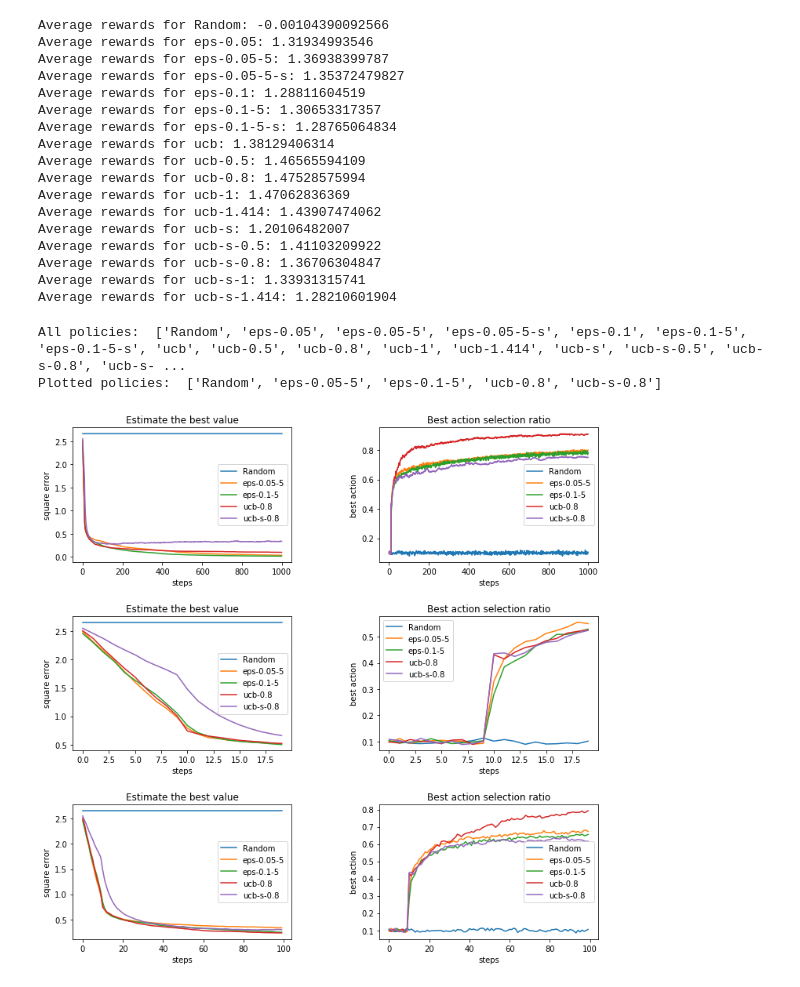
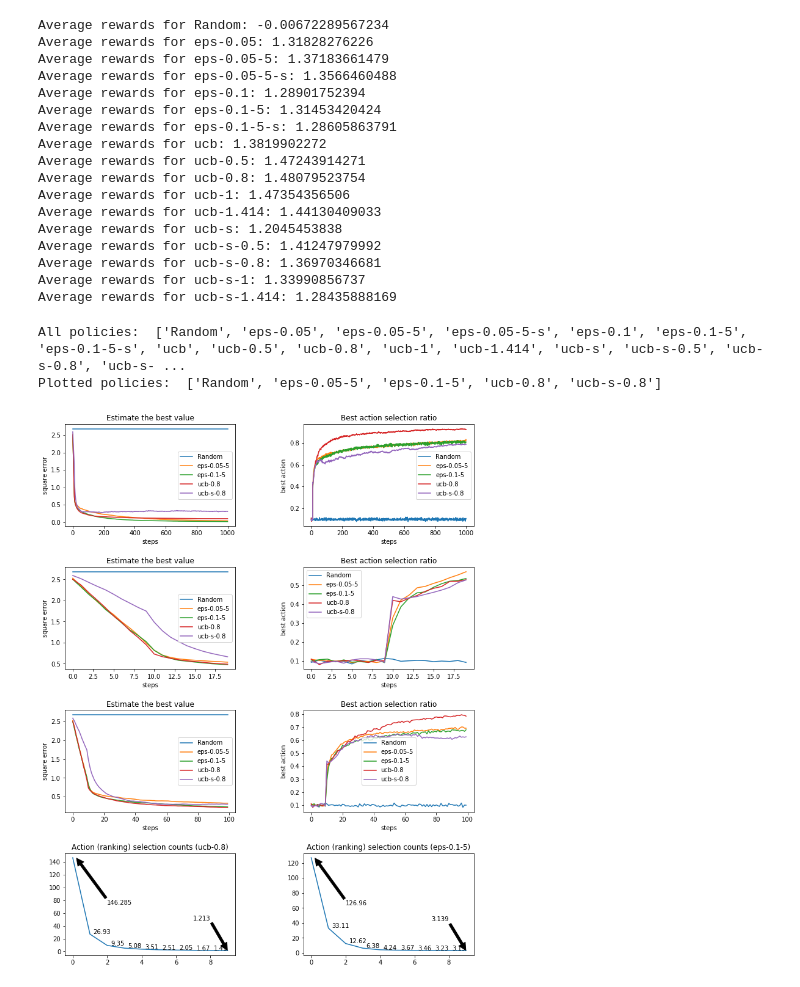
Before and after one commit to xiejw/games, a Jupyter notebook: k_armed_bandit/py/bandit.ipynb, the cells around one changed output. Cells and saved outputs as stored; diff of their text form; code cells hidden in the pictures.

Commit message:
Add histgram graph for action selection counts.

```diff
--- a/k_armed_bandit/py/bandit.ipynb
+++ b/k_armed_bandit/py/bandit.ipynb
@@ -31,6 +31,8 @@ num_problems = kvs.pop('total-problems')
 print "Number of problems ", num_problems
 num_steps = kvs.pop('total-steps')
 print "Number of steps ", num_steps
+num_arms = int(kvs.pop('num-arms'))
+print "Number of arms ", num_arms
 # %% [output]
 Number of problems  2000.0
 Number of steps  1000.0
@@ -49,23 +52,23 @@ for key in kvs_keys:
         policy_names.append(policy_name)
         print "Average rewards for %s: %s" % (policy_name, average_reward)
 # %% [output]
-Average rewards for Random: -0.00104390092566
-Average rewards for eps-0.05: 1.31934993546
-Average rewards for eps-0.05-5: 1.36938399787
-Average rewards for eps-0.05-5-s: 1.35372479827
-Average rewards for eps-0.1: 1.28811604519
-Average rewards for eps-0.1-5: 1.30653317357
-Average rewards for eps-0.1-5-s: 1.28765064834
-Average rewards for ucb: 1.38129406314
-Average rewards for ucb-0.5: 1.46565594109
-Average rewards for ucb-0.8: 1.47528575994
-Average rewards for ucb-1: 1.47062836369
-Average rewards for ucb-1.414: 1.43907474062
-Average rewards for ucb-s: 1.20106482007
-Average rewards for ucb-s-0.5: 1.41103209922
-Average rewards for ucb-s-0.8: 1.36706304847
-Average rewards for ucb-s-1: 1.33931315741
-Average rewards for ucb-s-1.414: 1.28210601904
+Average rewards for Random: -0.00672289567234
+Average rewards for eps-0.05: 1.31828276226
+Average rewards for eps-0.05-5: 1.37183661479
+Average rewards for eps-0.05-5-s: 1.3566460488
+Average rewards for eps-0.1: 1.28901752394
+Average rewards for eps-0.1-5: 1.31453420424
+Average rewards for eps-0.1-5-s: 1.28605863791
+Average rewards for ucb: 1.3819902272
+Average rewards for ucb-0.5: 1.47243914271
+Average rewards for ucb-0.8: 1.48079523754
+Average rewards for ucb-1: 1.47354356506
+Average rewards for ucb-1.414: 1.44130409033
+Average rewards for ucb-s: 1.2045453838
+Average rewards for ucb-s-0.5: 1.41247979992
+Average rewards for ucb-s-0.8: 1.36970346681
+Average rewards for ucb-s-1: 1.33990856737
+Average rewards for ucb-s-1.414: 1.28435888169
 # %%
 # Parse the square error and best action selection for each step.
 square_error_prog = re.compile(r"^square-error-\((.*)\)-(.*)$")
@@ -101,7 +117,7 @@ print "Plotted policies: ", plot_policies
 All policies:  ['Random', 'eps-0.05', 'eps-0.05-5', 'eps-0.05-5-s', 'eps-0.1', 'eps-0.1-5', 'eps-0.1-5-s', 'ucb', 'ucb-0.5', 'ucb-0.8', 'ucb-1', 'ucb-1.414', 'ucb-s', 'ucb-s-0.5', 'ucb-s-0.8', 'ucb-s- ...
 Plotted policies:  ['Random', 'eps-0.05-5', 'eps-0.1-5', 'ucb-0.8', 'ucb-s-0.8']
 # %%
-fig = plt.figure(figsize=(12, 12))
+fig = plt.figure(figsize=(12, 16))
 fig.subplots_adjust(hspace=0.4, wspace=0.4)
 
 def plot_square_errors(steps_interested):
@@ -125,37 +141,65 @@ def plot_best_action(steps_interested):
     for policy_name in plot_policies:
         line, = plt.plot(time_steps, best_action[policy_name][:steps_interested],
                          label=policy_name)
         lines.append(line)
 
     plt.legend(handles=lines)
     plt.xlabel('steps')
     plt.ylabel('best action')
     plt.title('Best action selection ratio')
 
-plt.subplot(3, 2, 1)
+def plot_histgram_of_action_selection(policy_interested, ax):
+    plt.plot(action_selection[policy_interested])
+    max_value = action_selection[policy_interested][0]
+    min_value = action_selection[policy_interested][num_arms - 1]
+    ax.annotate(('%s' % max_value),
+                xy=(0.2, max_value),
+                xytext=(2, max_value / 2),
+                arrowprops=dict(facecolor='black', shrink=0.01),
+               )
+    ax.annotate(('%s' % min_value),
+                xy=(num_arms - 1, min_value),
+                xytext=(num_arms - 3, max_value / 3),
+                arrowprops=dict(facecolor='black', shrink=0.01),
+               )
+
+    # Other points
+    for index in range(num_arms - 2):
+        x = index + 1
+        y = action_selection[policy_interested][x]
+        ax.annotate("{0:.2f}".format(y), xy=(x + 0.2, y + 0.2))
+    plt.title('Action (ranking) selection counts (%s)' % policy_interested)
+
+plt.subplot(4, 2, 1)
 plot_square_errors(steps_interested=int(num_steps))
 
-plt.subplot(3, 2, 2)
+plt.subplot(4, 2, 2)
 plot_best_action(steps_interested=int(num_steps))
 
 # Plot first 20 steps
 steps_interested = 20
 
-plt.subplot(3, 2, 3)
+plt.subplot(4, 2, 3)
 plot_square_errors(steps_interested=steps_interested)
 
-plt.subplot(3, 2, 4)
+plt.subplot(4, 2, 4)
 plot_best_action(steps_interested=steps_interested)
 
 # Plot first 100 steps
 steps_interested = 100
 
-plt.subplot(3, 2, 5)
+plt.subplot(4, 2, 5)
 plot_square_errors(steps_interested=steps_interested)
 
-plt.subplot(3, 2, 6)
+plt.subplot(4, 2, 6)
 plot_best_action(steps_interested=steps_interested)
 
+ax = plt.subplot(4, 2, 7)
+plot_histgram_of_action_selection(policy_interested='ucb-0.8', ax=ax)
+
+ax = plt.subplot(4, 2, 8)
+plot_histgram_of_action_selection(policy_interested='eps-0.1-5', ax=ax)
+
 plt.show()
 # %% [output]
-[figure, old version]
+[figure, new version]
```
Also changed, not shown: parts of 3 cells of this notebook, 3 other files.
